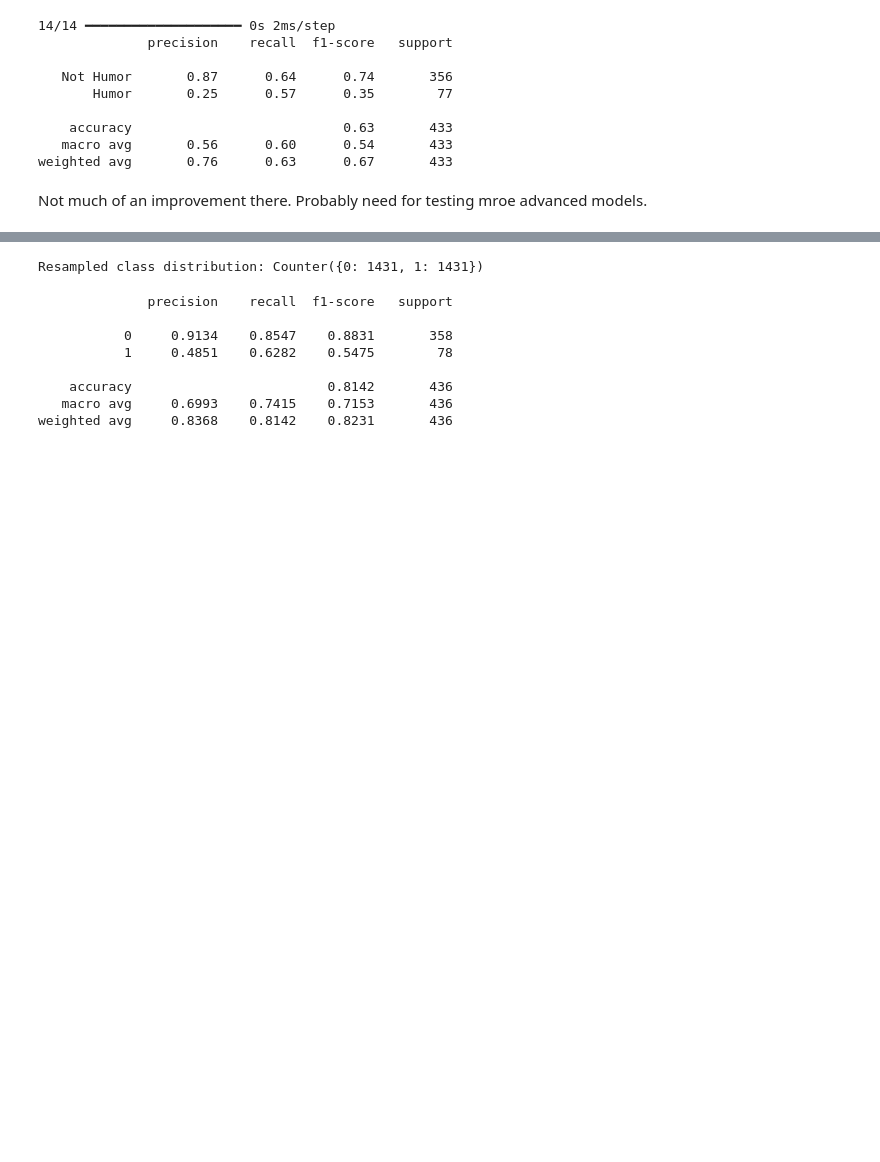
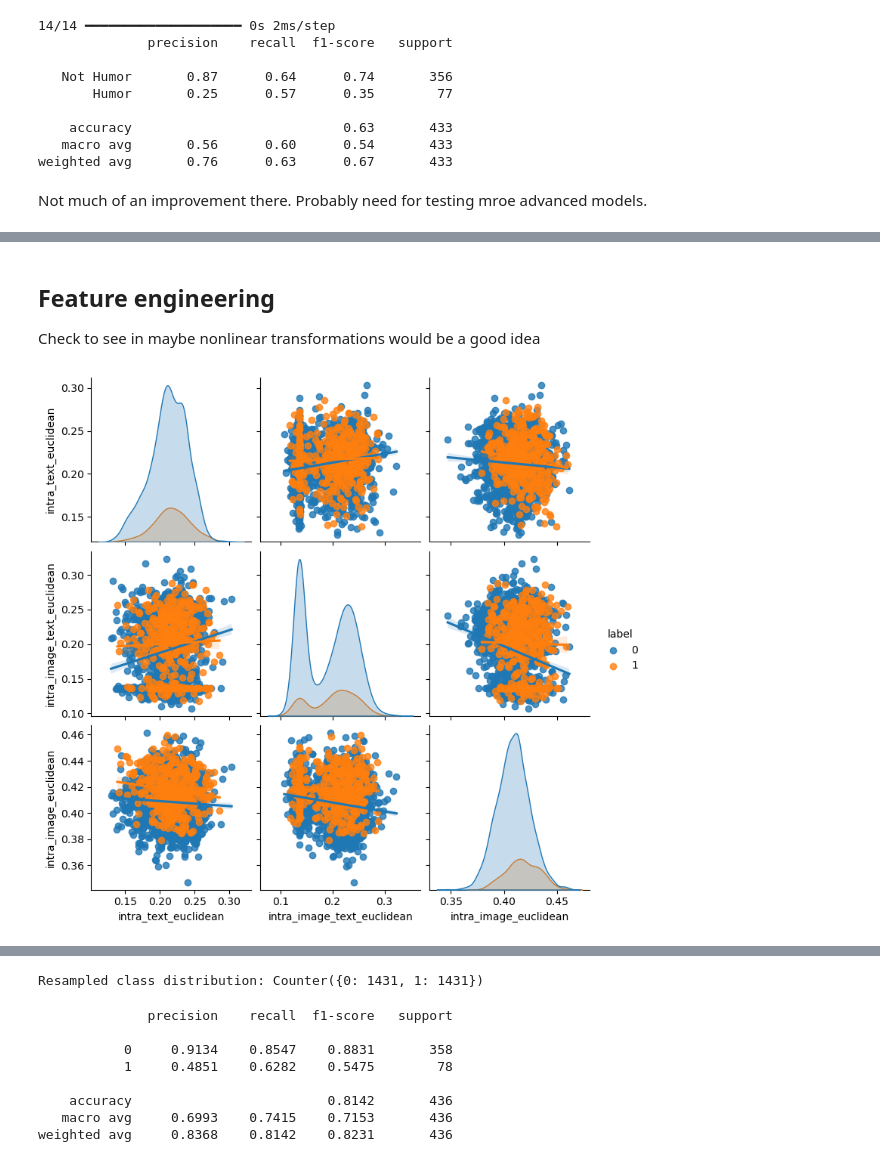
Before and after one commit to SiriFrisli/poli_reco, a Jupyter notebook: Classification/multilang_clip.ipynb, the cells around one changed output, grey strips where cells are left out. Cells and saved outputs as stored; diff of their text form; code cells hidden in the pictures; blank space fills up the shorter version.

```diff
--- a/Classification/multilang_clip.ipynb
+++ b/Classification/multilang_clip.ipynb
@@ -194,0 +204,4 @@ print(df[["I_t", "I_s", "I_i", "I_ti", "I_ts", "I_si"]].head())
+# %%
+df["I_t"] = df["text_features"].apply(intra_modal_difference)
+df["I_s"] = df["image_text_features"].apply(intra_modal_difference)
+df["I_i"] = df["image_features"].apply(intra_modal_difference)
@@ -411,0 +466,16 @@ Not much of an improvement there. Probably need for testing mroe advanced models
+# %%
+from scipy.spatial.distance import cosine
+import numpy as np
+
+def intra_modal_cosine(vector, mean_vector):
+    return cosine(vector, mean_vector)  # Compute cosine distance
+
+# Compute the mean vector for each feature set across all samples
+mean_text_vector = np.mean(np.vstack(df["text_features"]), axis=0)
+mean_image_text_vector = np.mean(np.vstack(df["image_text_features"]), axis=0)
+mean_image_vector = np.mean(np.vstack(df["image_features"]), axis=0)
+
+# Apply the function to compute incongruity
+df["intra_text_cosine"] = df["text_features"].apply(lambda v: intra_modal_cosine(v, mean_text_vector))
+df["intra_image_text_cosine"] = df["image_text_features"].apply(lambda v: intra_modal_cosine(v, mean_image_text_vector))
+df["intra_image_cosine"] = df["image_features"].apply(lambda v: intra_modal_cosine(v, mean_image_vector))
@@ -411,0 +576,9 @@ Not much of an improvement there. Probably need for testing mroe advanced models
+# %%
+from scipy.spatial.distance import euclidean
+
+def inter_modal_euclidean(embeddings1, embeddings2):
+    return euclidean(embeddings1, embeddings2)
+
+df["inter_t_i_euclidean"] = df.apply(lambda row: inter_modal_euclidean(row["text_features"], row["image_features"]), axis=1)
+df["inter_t_ti_euclidean"] = df.apply(lambda row: inter_modal_euclidean(row["text_features"], row["image_text_features"]), axis=1)
+df["inter_i_ti_euclidean"] = df.apply(lambda row: inter_modal_euclidean(row["image_features"], row["image_text_features"]), axis=1)
@@ -411,0 +654,10 @@ Not much of an improvement there. Probably need for testing mroe advanced models
+# %%
+from scipy.spatial.distance import cosine
+
+def inter_modal_cosine_dissimilarity(text_vector, image_vector):
+    return 1 - cosine(text_vector, image_vector)
+
+# Apply to DataFrame
+df["inter_t_i_cosine"] = df.apply(lambda row: inter_modal_cosine_dissimilarity(row["text_features"], row["image_features"]), axis=1)
+df["inter_t_ti_cosine"] = df.apply(lambda row: inter_modal_cosine_dissimilarity(row["text_features"], row["image_text_features"]), axis=1)
+df["inter_i_it_cosine"] = df.apply(lambda row: inter_modal_cosine_dissimilarity(row["image_features"], row["image_text_features"]), axis=1)
@@ -411,0 +919,11 @@ Not much of an improvement there. Probably need for testing mroe advanced models
+# %% [markdown]
+## Feature engineering
+Check to see in maybe nonlinear transformations would be a good idea
+# %%
+import seaborn as sns
+import matplotlib.pyplot as plt
+
+sns.pairplot(df[["intra_text_euclidean", "intra_image_text_euclidean", "intra_image_euclidean", "label"]], hue="label", kind = "reg")
+plt.show()
+# %% [output]
+[figure, added]
```
Also changed, not shown: parts of 83 cells of this notebook.
